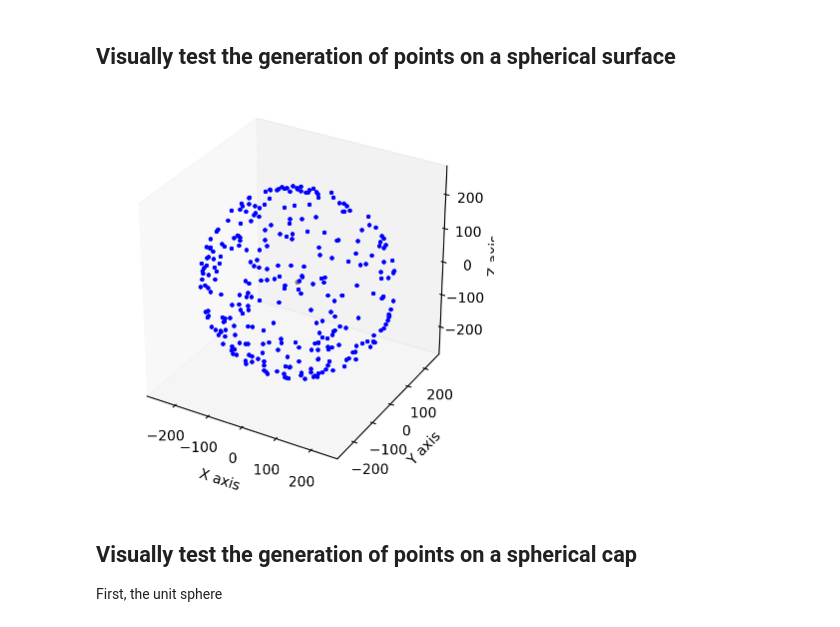
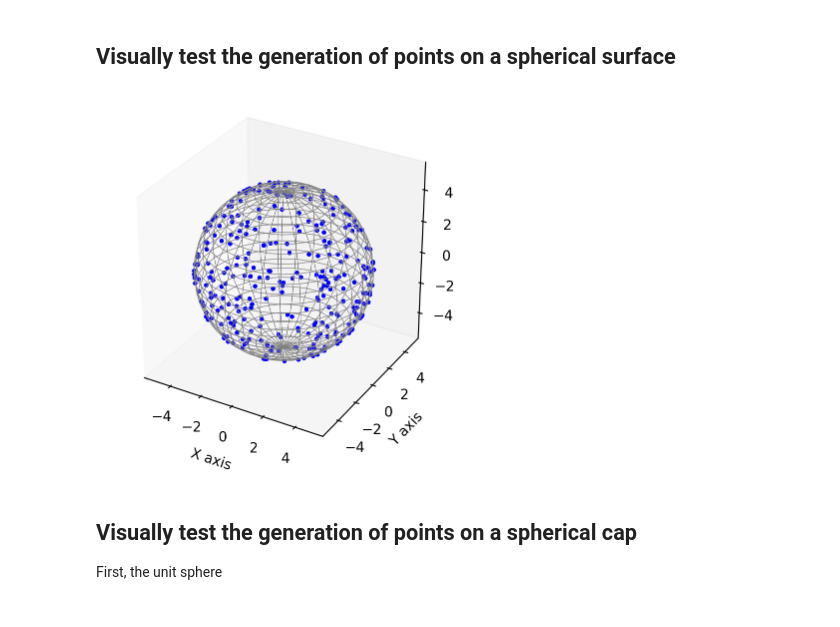
Before and after one commit to scottprahl/iadpython, a Jupyter notebook: docs/sphere-random.ipynb, the cells around one changed output. Drawn from its saved outputs; the diff is of its cells as text; code cells hidden in the pictures.

```diff
--- a/docs/sphere-random.ipynb
+++ b/docs/sphere-random.ipynb
@@ -70,23 +72,23 @@ Multipliers
 # %%
 sphere_radius = 5
 d_sample = 1
-sphere = iadpython.Sphere(2*radius, d_sample)
+sphere = iadpython.Sphere(2*sphere_radius, d_sample)
 
 plt.figure()
 ax = plt.axes(projection='3d')
 draw_sphere(ax, sphere_radius, 'gray')
 
 for i in range(300):
-    x, y, z = sphere.uniform() * 5
+    x, y, z = sphere.uniform()
     ax.scatter(x, y, z, color='blue', s=5)
 ax.set_xlabel('X axis')
 ax.set_ylabel('Y axis')
 ax.set_zlabel('Z axis')
 ax.set_box_aspect([1,1,1])
 ax.grid(False)
 plt.show()
 # %% [output]
-[figure, old version]
+[figure, new version]
 # %% [markdown]
 ## Visually test the generation of points on a spherical cap
 
```
Also changed, not shown: parts of 6 cells of this notebook, 20 other files.
